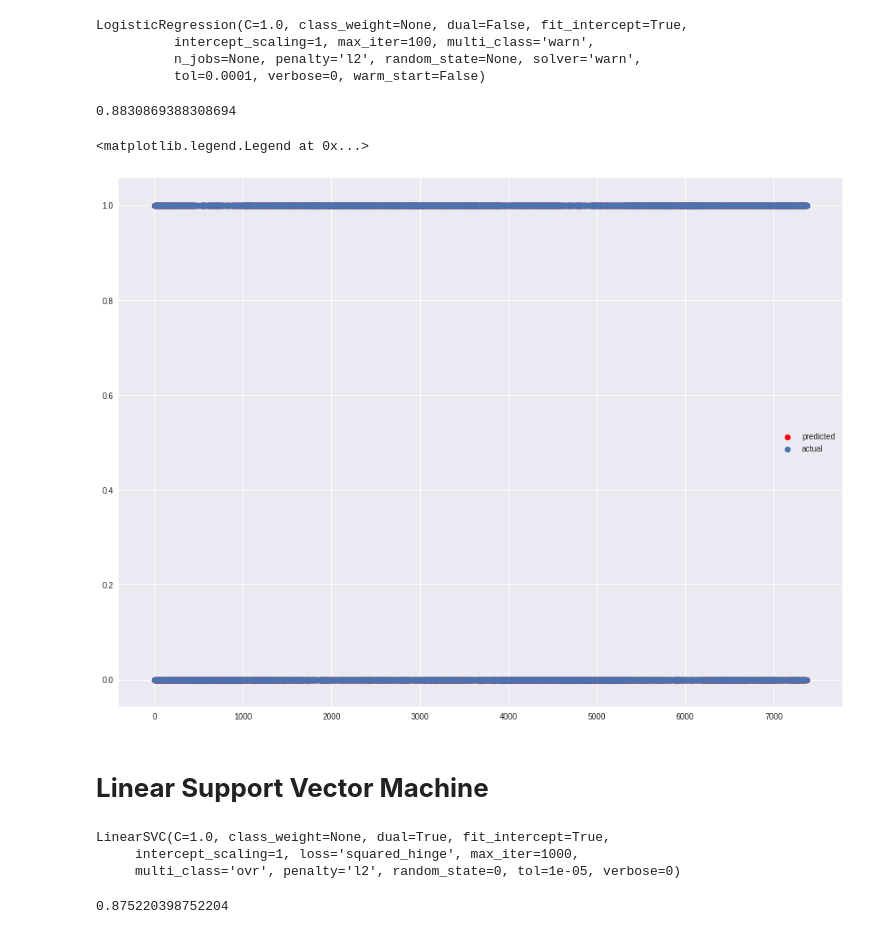
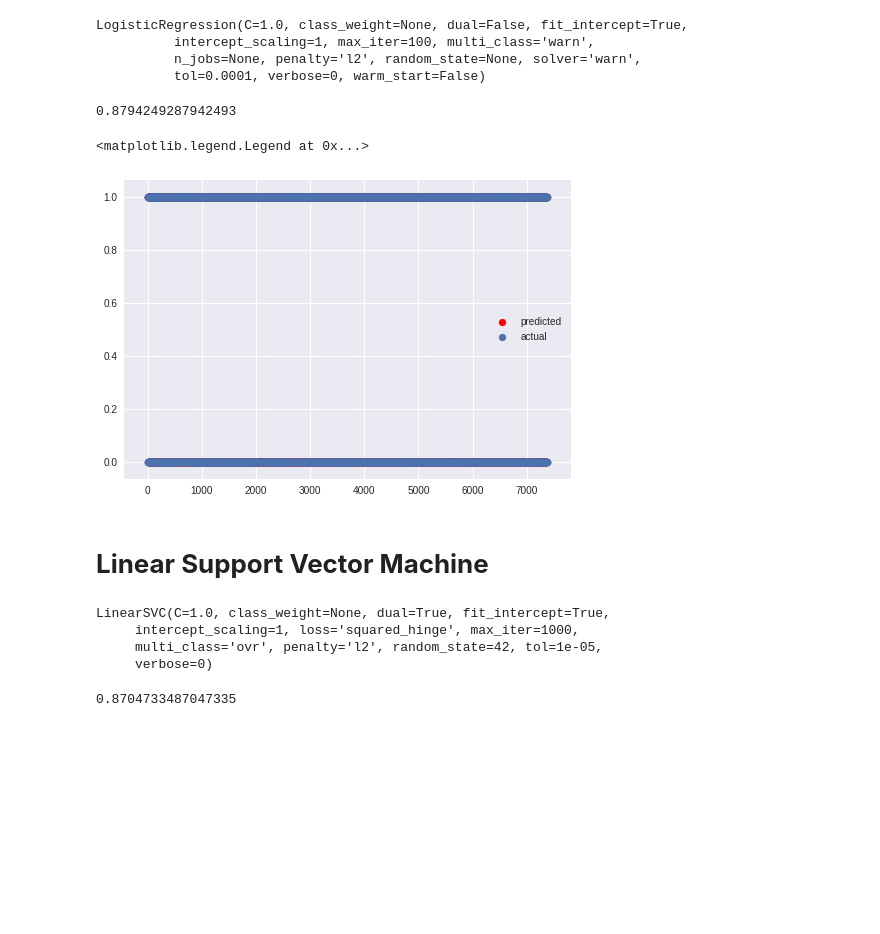
Before and after one commit to vkunal1996/Airport-Reviews-Analysis, a Jupyter notebook: Airline_Quality_Service.ipynb, the cells around one changed output. Saved outputs shown, nothing was run; the diff lists cells and outputs as text; code cells hidden in the pictures; blank space fills up the shorter version.

```diff
--- a/Airline_Quality_Service.ipynb
+++ b/Airline_Quality_Service.ipynb
@@ -166,3 +168,8 @@ for i in airline_data.overall_rating:
+# %%
+### Shuffline the Dataset for Training ###
+
+from sklearn.utils import shuffle
+new_airline_data=shuffle(new_airline_data)
 # %% [markdown]
 # **Logisitc Regression**
 # %%
@@ -171,34 +178,33 @@ from sklearn.feature_extraction.text import CountVectorizer
 # %%
 model=LogisticRegression()
 vectorizer=CountVectorizer(ngram_range=(1,2))
-x_l=vectorizer.fit_transform(airline_data.content.values)
+x_l=vectorizer.fit_transform(new_airline_data.content.values)
 # %%
-model.fit(x_l[:29488],sentiment[:29488])
+model.fit(x_l[:29488],new_airline_data.sentiment[:29488].values)
 # %% [output]
 LogisticRegression(C=1.0, class_weight=None, dual=False, fit_intercept=True,
           intercept_scaling=1, max_iter=100, multi_class='warn',
           n_jobs=None, penalty='l2', random_state=None, solver='warn',
           tol=0.0001, verbose=0, warm_start=False)
 # %%
-model.score(x_l[29488:],sentiment[29488:])
+model.score(x_l[29488:],new_airline_data.sentiment[29488:].values)
 # %% [output]
-0.8830869388308694
+0.8794249287942493
 # %%
 y_predict=model.predict(x_l[29488:])
 # %%
 x_axis=[]
 n=1
-for i in range(0,len(sentiment[29488:])):
+for i in range(0,len(new_airline_data[29488:].values)):
   x_axis.append(n)
   n=n+1
 # %%
-plt.figure(figsize=(16,12))
-plt.scatter(x_axis,sentiment[29488:],color='red',label='predicted')
+plt.scatter(x_axis,new_ariline_data.sentiment[29488:],color='red',label='predicted')
 plt.scatter(x_axis,y_predict,label='actual')
 plt.legend()
 # %% [output]
 <matplotlib.legend.Legend at 0x...>
-[figure, old version]
+[figure, new version]
 # %% [markdown]
 # **Linear Support Vector Machine**
 # %%
@@ -208,11 +214,12 @@ clf = LinearSVC(random_state=0, tol=1e-5)
 # %%
-clf.fit(x_l[:29488],sentiment[:29488])
+clf.fit(x_l[:29488],new_airline_data.sentiment[:29488])
 # %% [output]
 LinearSVC(C=1.0, class_weight=None, dual=True, fit_intercept=True,
      intercept_scaling=1, loss='squared_hinge', max_iter=1000,
-     multi_class='ovr', penalty='l2', random_state=0, tol=1e-05, verbose=0)
+     multi_class='ovr', penalty='l2', random_state=42, tol=1e-05,
+     verbose=0)
 # %%
-clf.score(x_l[29488:],sentiment[29488:])
+clf.score(x_l[29488:],new_airline_data.sentiment[29488:])
 # %% [output]
-0.875220398752204
+0.8704733487047335
 # %%
```
Also changed, not shown: parts of 28 cells of this notebook.
